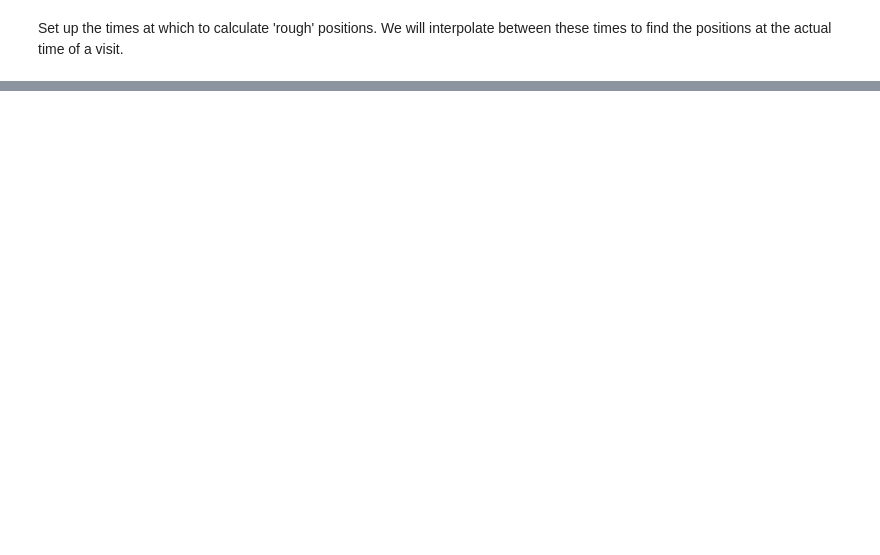
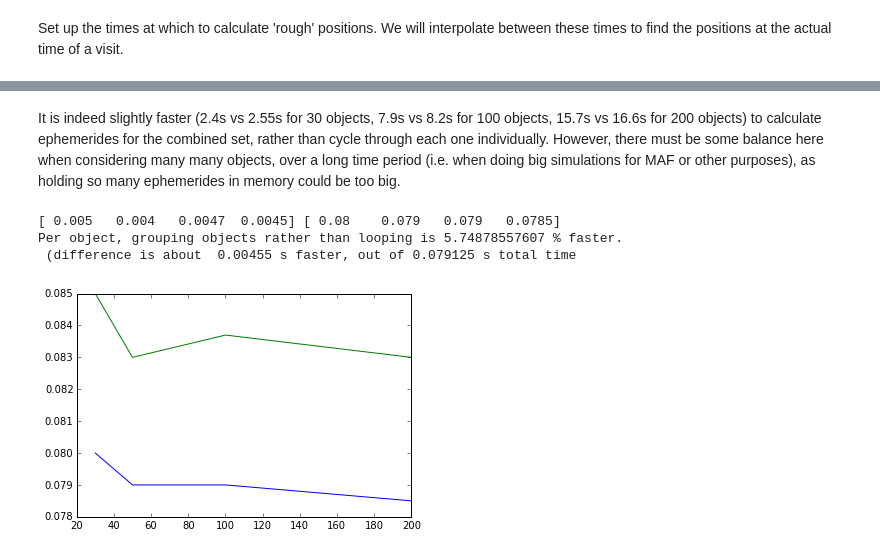
Before and after one commit to rhiannonlynne/MafSSO, a Jupyter notebook: Ephemeris Generation.ipynb, the cells around one changed output, grey strips where cells are left out. Drawn from its saved outputs; the diff is of its cells as text; code cells hidden in the pictures; blank space fills up the shorter version.

Commit message:
Added notebook to start to explore options for ephemeris generation.

```diff
--- a/Ephemeris Generation.ipynb
+++ b/Ephemeris Generation.ipynb
@@ -148,0 +249,16 @@ for sso in orbsubset:
+# %% [markdown]
+It is indeed slightly faster (2.4s vs 2.55s for 30 objects, 7.9s vs 8.2s for 100 objects, 15.7s vs 16.6s for 200 objects) to calculate ephemerides for the combined set, rather than cycle through each one individually. However, there must be some balance here when considering many many objects, over a long time period (i.e. when doing big simulations for MAF or other purposes), as holding so many ephemerides in memory could be too big.
+# %%
+a = np.array([2.4, 3.95, 7.9, 15.7])
+b = np.array([2.55, 4.15, 8.37, 16.6])
+x = np.array([30, 50, 100, 200])
+plt.plot(x, a/x)
+plt.plot(x, b/x)
+print (b/x - a/x), a/x
+print 'Per object, grouping objects rather than looping is', np.mean((b/x-a/x) / (a/x) * 100), '% faster.'
+print ' (difference is about ', np.mean(b/x-a/x), 's faster, out of', np.mean(a/x), 's total time'
+# %% [output]
+[ 0.005   0.004   0.0047  0.0045] [ 0.08    0.079   0.079   0.0785]
+Per object, grouping objects rather than looping is 5.74878557607 % faster.
+ (difference is about  0.00455 s faster, out of 0.079125 s total time
+[figure, added]
```
Also changed, not shown: parts of 22 cells of this notebook.
